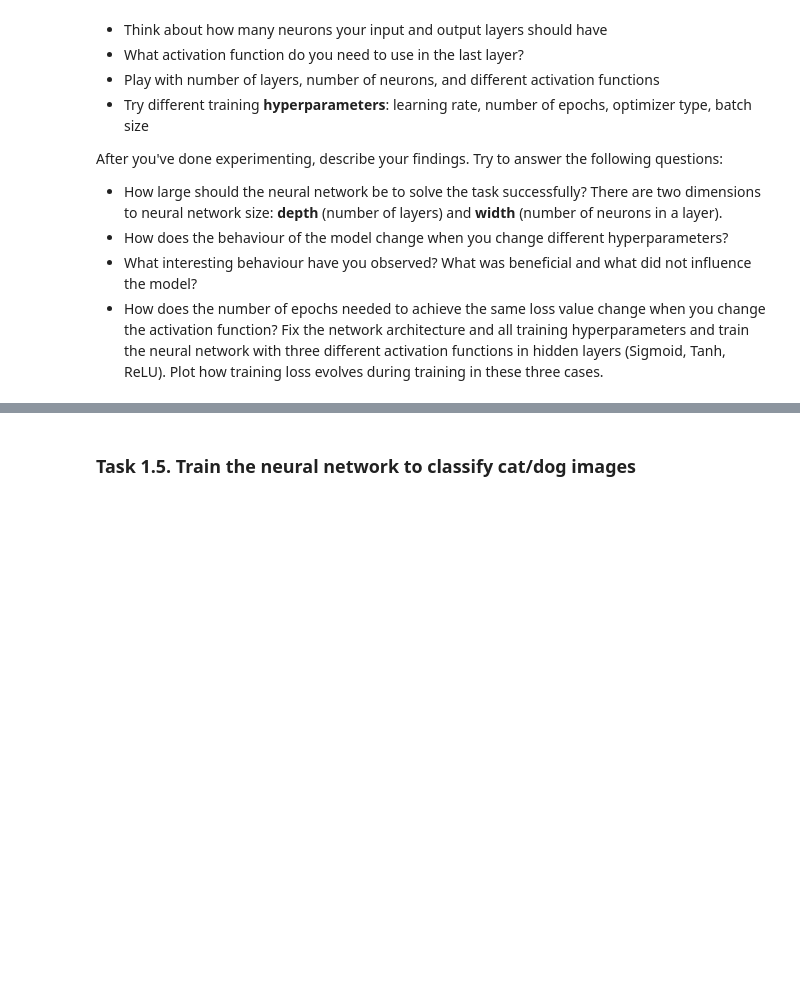
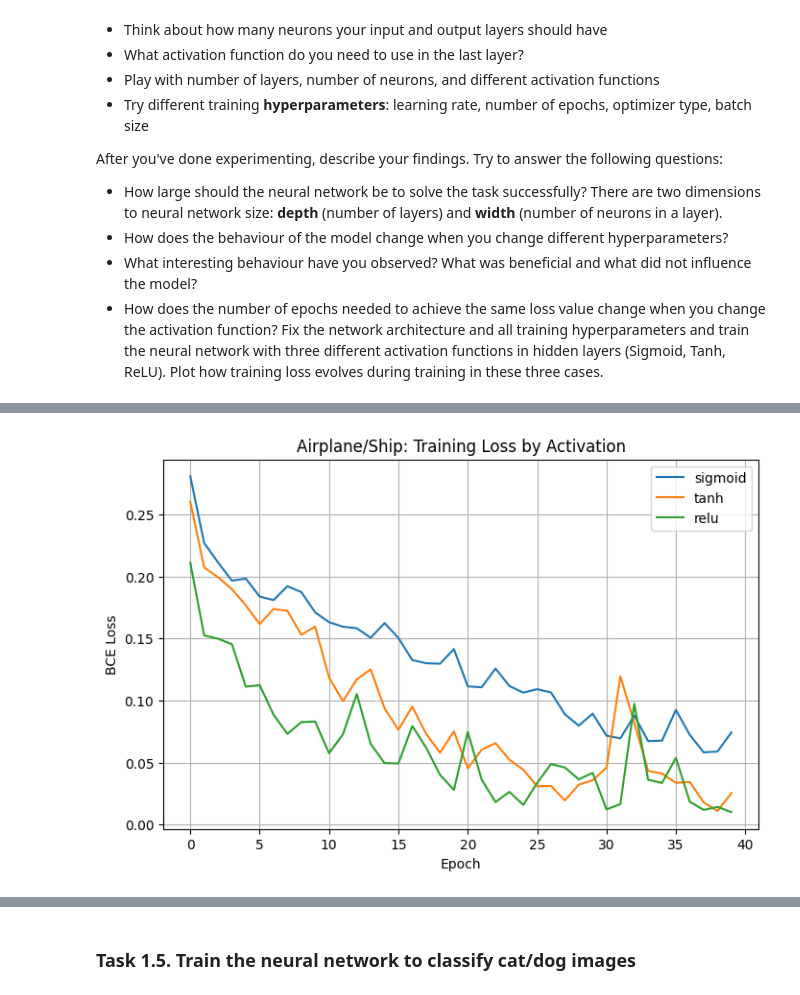
Before and after one commit to aymanapatel/nebius-assignments, a Jupyter notebook: module1/assignment2/homework_CIFAR10.ipynb, the cells around one changed output, grey strips where cells are left out. Cells and saved outputs as stored; diff of their text form; code cells hidden in the pictures; blank space fills up the shorter version.

```diff
--- a/module1/assignment2/homework_CIFAR10.ipynb
+++ b/module1/assignment2/homework_CIFAR10.ipynb
@@ -189,28 +247,31 @@ def evaluate(model, loader, criterion):
     y_pred_list = []
     y_true_list = []
 
+    model.eval()
+
     for X_batch, y_batch in loader:
+        X_batch = X_batch.float()
+        y_batch = y_batch.float()
 
         # this disables gradient computations to save time and memory
         # we don't need gradients on test data
         with torch.no_grad():
             # getting our model's predictions on current batch
-            y_pred = # YOUR CODE HERE
+            y_pred = model(X_batch)
 
             # calculate loss function
-            loss = # YOUR CODE HERE
+            loss = criterion(y_pred, y_batch)
             losses.append(loss.item())
 
-
         # convert outputs of your network into class number
-        y_pred = # YOUR CODE HERE
+        y_pred = (y_pred >= 0.5).long().tolist()
 
         # save for accuracy calculation
         y_pred_list.extend(y_pred)
-        y_true_list.extend(y_batch.tolist())
+        y_true_list.extend(y_batch.long().tolist())
 
     # calculate accuracy score based on y_pred_list and y_true_list
-    accuracy = # YOUR CODE HERE
+    accuracy = np.mean(np.array(y_pred_list) == np.array(y_true_list))
 
     return np.mean(losses), accuracy
 # %% [markdown]
@@ -240,0 +305,72 @@ After you've done experimenting, describe your findings. Try to answer the follo
+# %%
+# Experiment: airplane/ship classification target > 0.94
+
+def run_binary_experiment(train_df, test_df, hidden_sizes, activation, use_batchnorm=False, dropout=0.0, lr=1e-3, epochs=25, batch_size=128):
+    X_train = torch.tensor(train_df.drop(columns=['label']).values / 255.0, dtype=torch.float32)
+    y_train = torch.tensor(train_df['label'].values, dtype=torch.float32)
+    X_test = torch.tensor(test_df.drop(columns=['label']).values / 255.0, dtype=torch.float32)
+    y_test = torch.tensor(test_df['label'].values, dtype=torch.float32)
+
+    train_loader_local = DataLoader(TensorDataset(X_train, y_train), batch_size=batch_size, shuffle=True)
+    test_loader_local = DataLoader(TensorDataset(X_test, y_test), batch_size=256, shuffle=False)
+
+    model = Net(hidden_sizes=hidden_sizes, activation=activation, use_batchnorm=use_batchnorm, dropout=dropout)
+    criterion_local = torch.nn.BCELoss()
+    optimizer_local = torch.optim.Adam(model.parameters(), lr=lr)
+
+    model = train(model, train_loader_local, criterion_local, optimizer_local, epochs)
+    test_loss, test_acc = evaluate(model, test_loader_local, criterion_local)
+
+    return model, test_loss, test_acc
+
+# Best model search (lightweight)
+binary_results = {}
+model_relu, loss_relu, acc_relu = run_binary_experiment(
+    train_data_frog_ship,
+    test_data_frog_ship,
+    hidden_sizes=(512, 256),
+    activation='relu',
+    use_batchnorm=True,
+    dropout=0.2,
+    lr=1e-3,
+    epochs=25,
+)
+binary_results['relu_best'] = {'loss': loss_relu, 'acc': acc_relu}
+print(f"Best airplane/ship model -> loss: {loss_relu:.4f}, acc: {acc_relu:.4f}")
+
+# Activation comparison on fixed architecture
+activation_histories = {}
+activation_metrics = {}
+for act in ['sigmoid', 'tanh', 'relu']:
+    model_act, loss_act, acc_act = run_binary_experiment(
+        train_data_frog_ship,
+        test_data_frog_ship,
+        hidden_sizes=(1024, 512, 256),
+        activation=act,
+        # optimizer=AdamW(lr=3e-4, weight_decay=1e-4),
+        use_batchnorm=True,
+        dropout=0.0,
+        lr=1e-3,
+        epochs=40,
+        batch_size=256
+    )
+    activation_histories[act] = model_act.loss_history
+    activation_metrics[act] = (loss_act, acc_act)
+
+plt.figure(figsize=(8, 5))
+for act in ['sigmoid', 'tanh', 'relu']:
+    plt.plot(activation_histories[act], label=act)
+plt.title('Airplane/Ship: Training Loss by Activation')
+plt.xlabel('Epoch')
+plt.ylabel('BCE Loss')
+plt.legend()
+plt.grid(True)
+plt.show()
+
+print('Activation comparison (airplane/ship):')
+for act, (loss_act, acc_act) in activation_metrics.items():
+    print(f"  {act:7s} -> loss: {loss_act:.4f}, acc: {acc_act:.4f}")
+
+airplane_ship_best_metrics = {'loss': loss_relu, 'acc': acc_relu}
+airplane_ship_activation_metrics = activation_metrics
+# %% [output]
@@ -240,0 +378 @@ After you've done experimenting, describe your findings. Try to answer the follo
+[figure, added]
```
Also changed, not shown: parts of 27 cells of this notebook.
